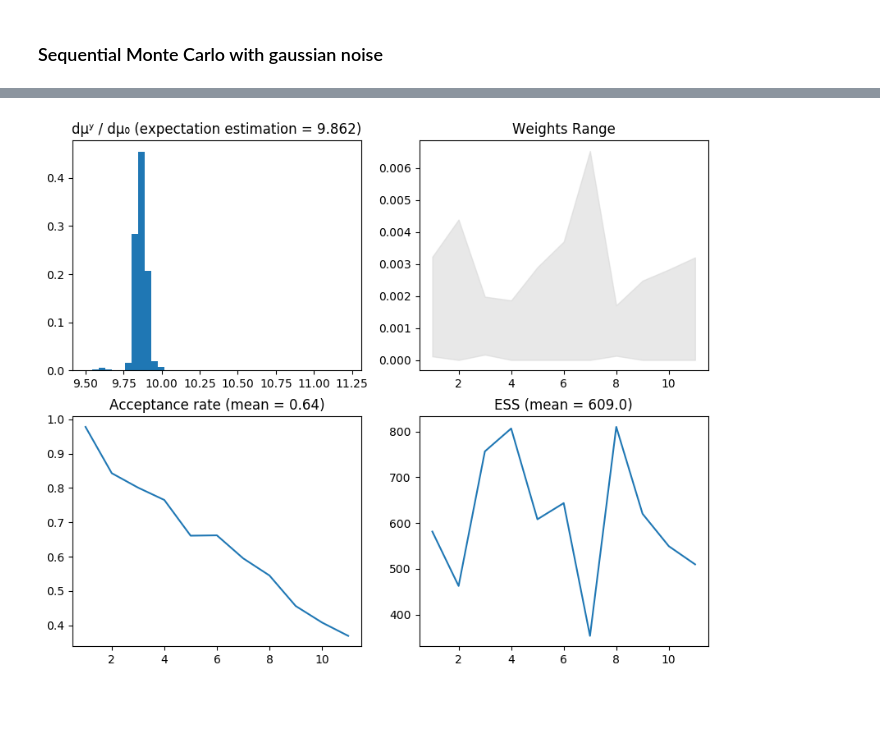
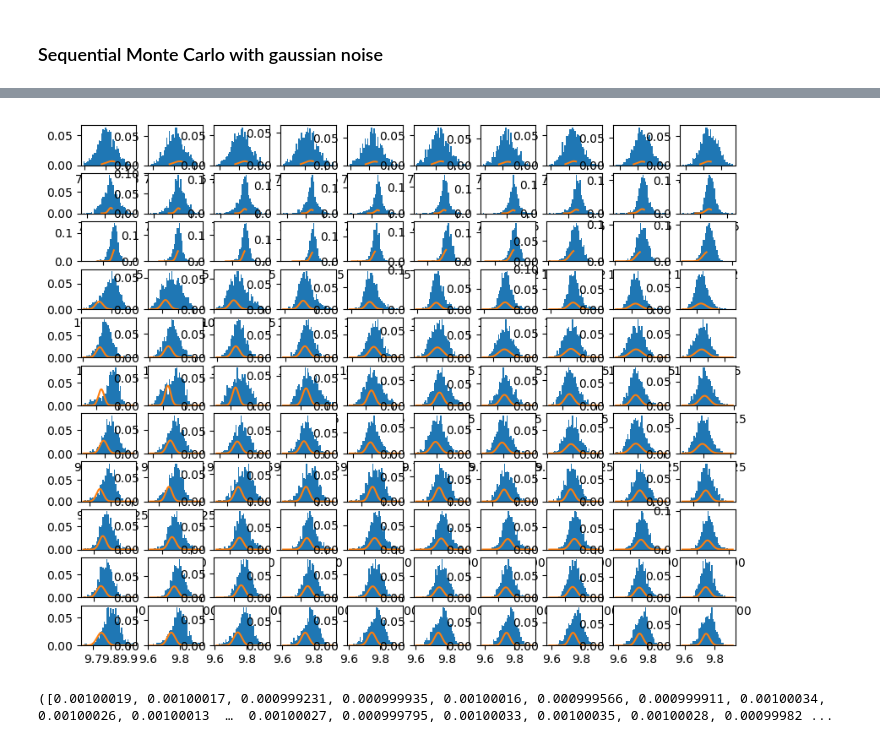
Before and after one commit to matthieubulte/smc, a Jupyter notebook: code/Results.ipynb, the cells around one changed output, grey strips where cells are left out. Cells and saved outputs as stored; diff of their text form; code cells hidden in the pictures; blank space fills up the shorter version.

```diff
--- a/code/Results.ipynb
+++ b/code/Results.ipynb
@@ -87,7 +83,7 @@ The expectation estimation is of 9.85493759060652
 # %% [markdown]
 ### Sequential Monte Carlo with gaussian noise
 # %%
-function GaussianSequentialMonteCarlo(X₀, p, prior, ll; μ=0.1)
+function GaussianSequentialMonteCarlo(X₀, p, prior, ll; μ=0.1, n_repeat=1)
     # initialization
     N,d = size(X₀)
     w = MvNormal(μ^2 * eye(d))
@@ -133,7 +129,7 @@ function GaussianSequentialMonteCarlo(X₀, p, prior, ll; μ=0.1)
                 X[i,:] = xₙ
                 accepted += 1
             end
-            W[i] += -dwₙ₋₁
+            W[i] = -dwₙ₋₁
 
             accepted
         end
@@ -159,16 +155,15 @@ function GaussianSequentialMonteCarlo(X₀, p, prior, ll; μ=0.1)
                 W[i] = 1/N
             end
         end
+
+        subplot(p/n_repeat,n_repeat,n)
+        PyPlot.plt[:hist](X, 40, weights=W)
+        mesh = linspace(max(9.5,minimum(X)), min(11, maximum(X)), 200)
+        posterior = exp.((g -> -ll(n,g)[1] + Distributions.logpdf(prior, g)).(mesh))
+        posterior /= sum(posterior)
+        plot(mesh, posterior)
     end
 
     W,X,acceptance_rate,ess,minweights,maxweights
 end
-
-N = 1000
-X₀ = reshape(rand(prior, N), N, 1)
-
-modulo_llhood = (n, g) -> loglikelihood(div(n - n%11,11)+1, g)
-
-outs = GaussianSequentialMonteCarlo(X₀, 119, prior, modulo_llhood, μ=0.1)
-plotSMC(outs);
 # %% [output]
@@ -175,0 +171,7 @@ plotSMC(outs);
+# %%
+N = 5_000
+X₀ = reshape(rand(prior, N), N, 1)
+
+repeat = 10
+modulo_llhood = (n, g) -> loglikelihood(div(n - (n-1)%repeat, repeat)+1, g)
+modulo_llhood2 = (n, g) -> loglikelihood2(div(n - (n-1)%repeat, repeat)+1, g)
@@ -176,5 +211,5 @@ plotSMC(outs);
 # %%
-outs = GaussianSequentialMonteCarlo(X₀, 11, prior, loglikelihood, μ=0.1)
-plotSMC(outs);
+outs = GaussianSequentialMonteCarlo(X₀, repeat*n_measurements, prior, modulo_llhood2, μ=0.5, n_repeat=repeat);
 # %% [output]
-[figure, old version]
+[figure, new version]
+([0.00100019, 0.00100017, 0.000999231, 0.000999935, 0.00100016, 0.000999566, 0.000999911, 0.00100034, 0.00100026, 0.00100013  …  0.00100027, 0.000999795, 0.00100033, 0.00100035, 0.00100028, 0.00099982 ...
```
Also changed, not shown: parts of 10 cells of this notebook, 16 other files.
